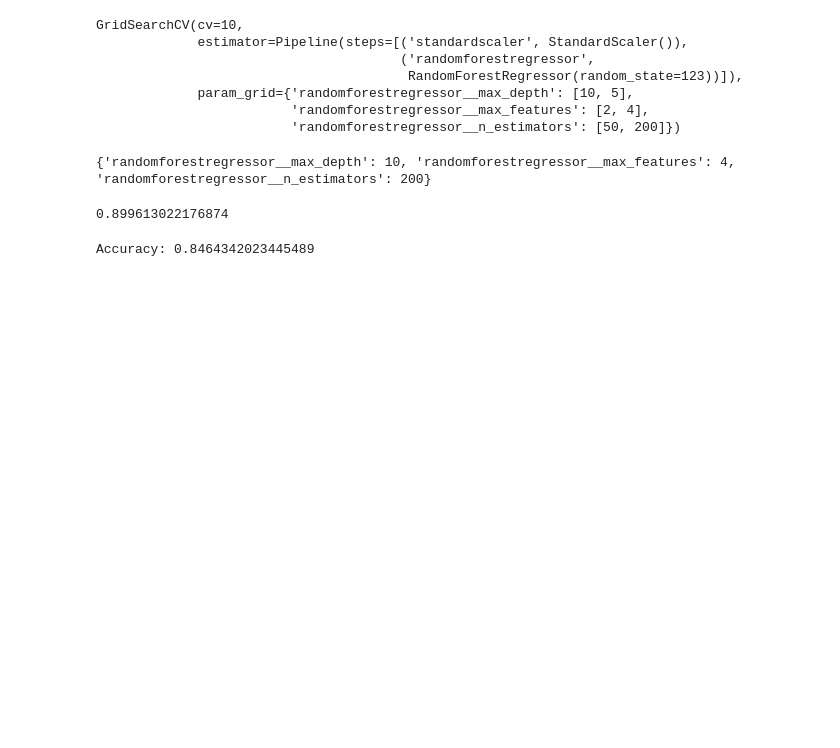
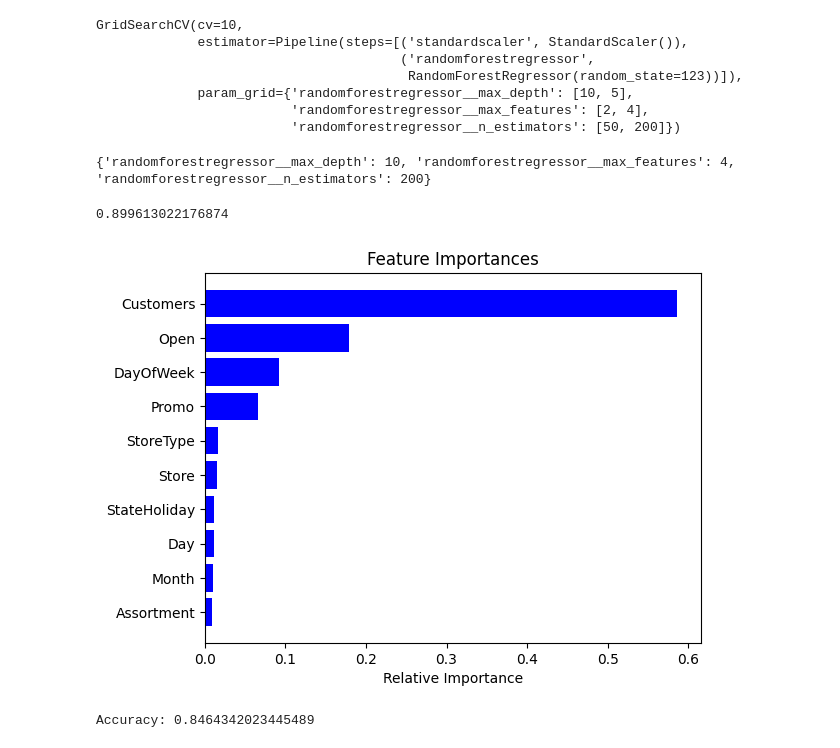
Before and after one commit to Max3978/Rossmann-Store-Sales, a Jupyter notebook: master.ipynb, the cells around one changed output. Saved outputs shown, nothing was run; the diff lists cells and outputs as text; code cells hidden in the pictures; blank space fills up the shorter version.

```diff
--- a/master.ipynb
+++ b/master.ipynb
@@ -362,3 +252,6 @@ from sklearn.pipeline import Pipeline
 from sklearn.pipeline import make_pipeline
 from sklearn.model_selection import GridSearchCV
 from sklearn import preprocessing
+# %%
+#create an empty dataframe copy the merged dataframe
+df_merged2 = df_date.copy()
@@ -402,11 +341,22 @@ GridSearchCV(cv=10,
 print( clf.best_params_ )
 # %% [output]
 {'randomforestregressor__max_depth': 10, 'randomforestregressor__max_features': 4, 'randomforestregressor__n_estimators': 200}
-# %%
-y_pred = clf.predict(x_test)
-print( r2_score(y_test, y_pred) )
-# %% [output]
-0.899613022176874
+# %%
+y_pred = clf.predict(x_test)
+print( r2_score(y_test, y_pred) )
+
+#Die wichtigsten Features werden in einem Säulendiagramm dargestellt
+importances = clf.best_estimator_.named_steps['randomforestregressor'].feature_importances_
+features = x.columns
+indices = np.argsort(importances)[-10:]
+plt.title('Feature Importances')
+plt.barh(range(len(indices)), importances[indices], color='b', align='center')
+plt.yticks(range(len(indices)), [features[i] for i in indices])
+plt.xlabel('Relative Importance')
+plt.show()
+# %% [output]
+0.899613022176874
+[figure, added]
 # %%
 # Es wird ein DecisionTree erstellt
 from sklearn.tree import DecisionTreeRegressor
```
Also changed, not shown: parts of 18 cells of this notebook.
